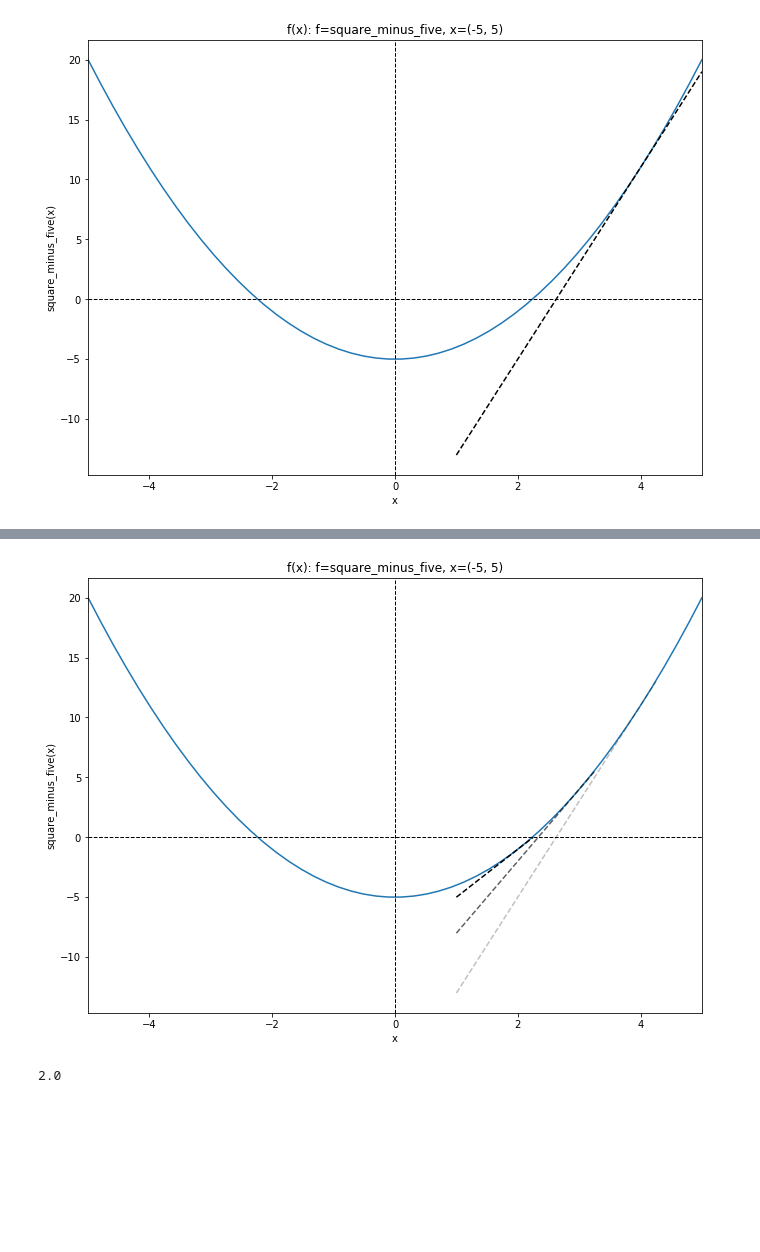
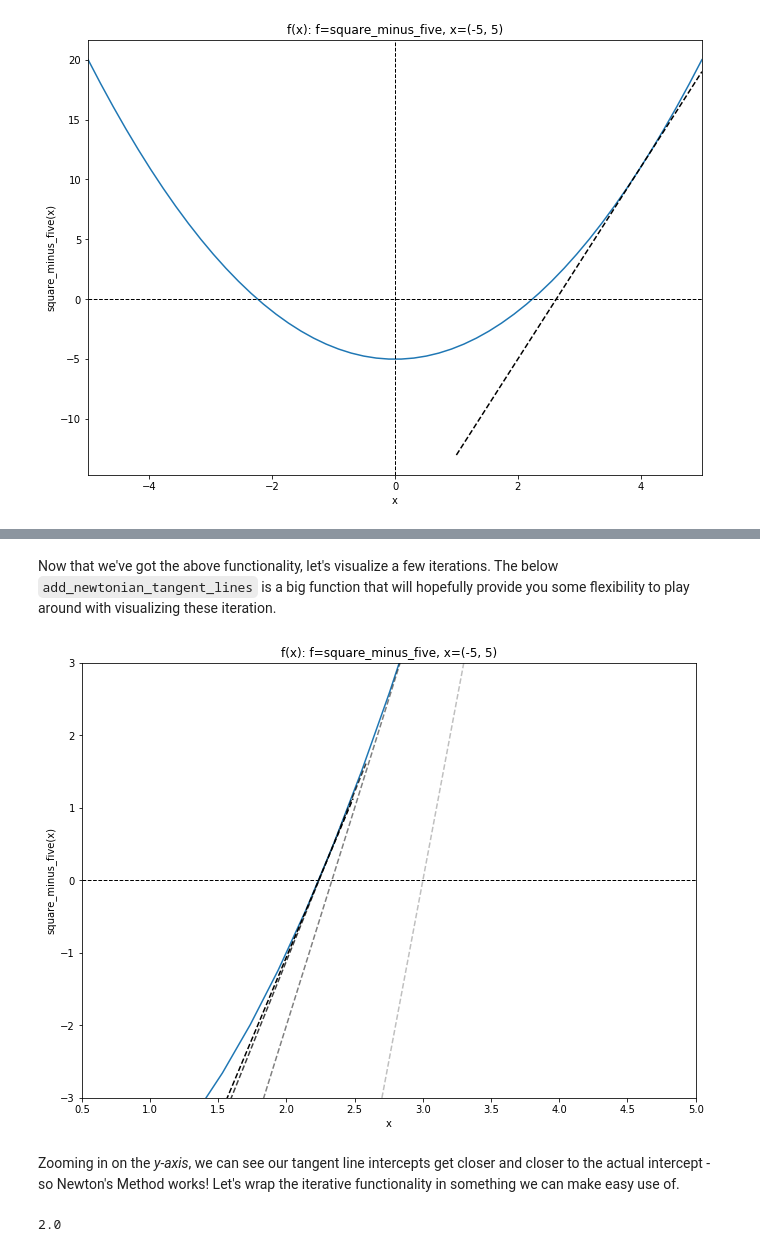
Before and after one commit to contently/math_class, a Jupyter notebook: calculus_derivatives.ipynb, the cells around one changed output, grey strips where cells are left out. Drawn from its saved outputs; the diff is of its cells as text; code cells hidden in the pictures; blank space fills up the shorter version.

```diff
--- a/calculus_derivatives.ipynb
+++ b/calculus_derivatives.ipynb
@@ -380,3 +383 @@ def square_minus_five(x):
     return np.square(x) - 5
-# %%
-ax = plot_func(func=square_minus_five)
@@ -429,0 +448,3 @@ def add_multiple_tangent_lines(ax, func, x0s, tangent_domains=None, color="black
+# %%
+def to_decrement_by(func, func_prime, guess, eps):
+    return func(guess) / func_prime(guess, eps)
@@ -429,0 +463,2 @@ def add_multiple_tangent_lines(ax, func, x0s, tangent_domains=None, color="black
+# %% [markdown]
+Now that we've got the above functionality, let's visualize a few iterations. The below `add_newtonian_tangent_lines` is a big function that will hopefully provide you some flexibility to play around with visualizing these iteration.
@@ -430,6 +504,9 @@ def add_multiple_tangent_lines(ax, func, x0s, tangent_domains=None, color="black
 # %%
-add_multiple_tangent_lines(plot_func(func=square_minus_five),
-                           square_minus_five,
-                           (4, 3, 2))
+add_newtonian_tangent_lines(plot_func(func=square_minus_five),
+                            square_minus_five,
+                            x0=5,
+                            num_tangents=4,
+                            x_lim=(0.5, 5),
+                            y_lim=(-3, 3))
 # %% [output]
-[figure, old version]
+[figure, new version]
@@ -451 +513,3 @@ def newton_raphson(func, func_prime, guess, eps, print_guess=False):
+# %% [markdown]
+Zooming in on the _y-axis_, we can see our tangent line intercepts get closer and closer to the actual intercept - so Newton's Method works! Let's wrap the iterative functionality in something we can make easy use of.
 # %%
```
Also changed, not shown: parts of 22 cells of this notebook.
